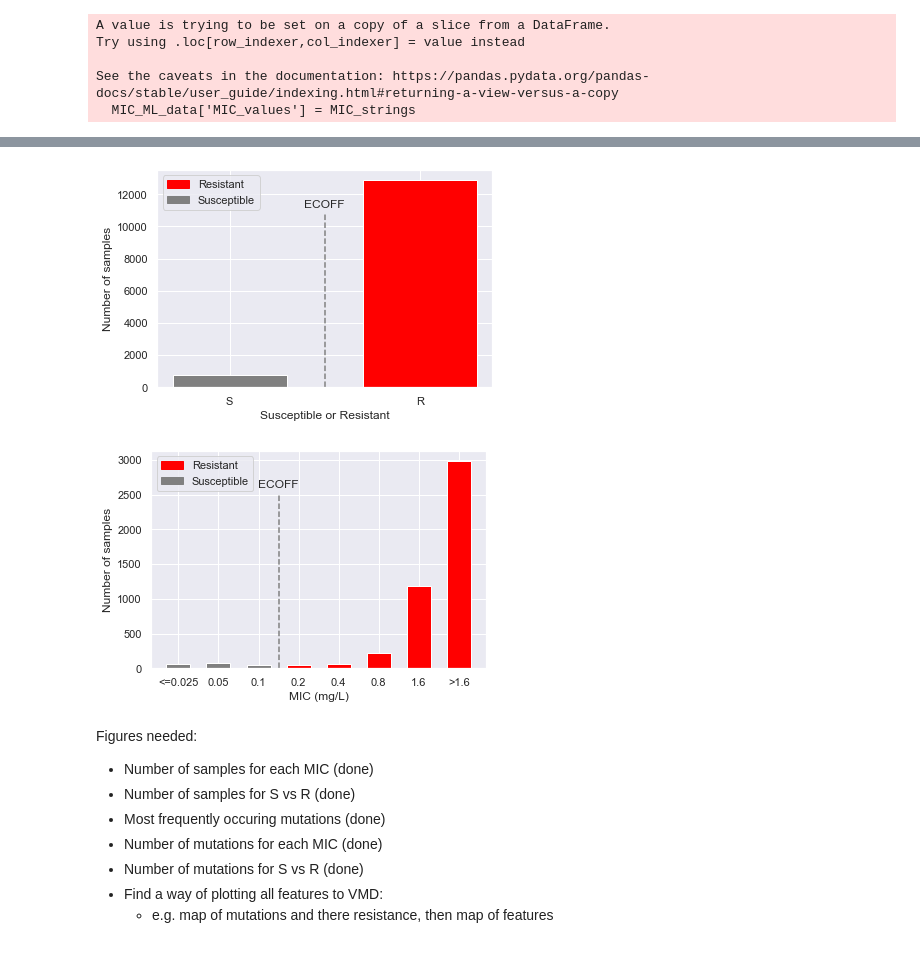
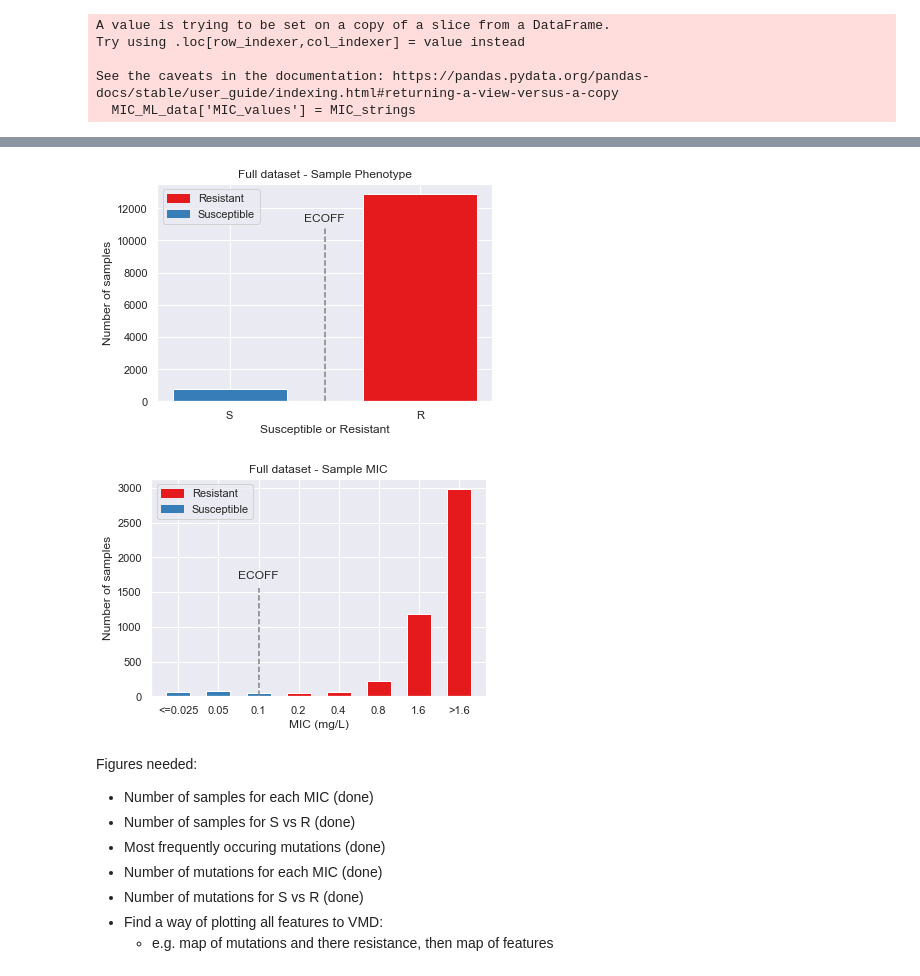
Before and after one commit to fowler-lab/Inh_resistance, a Jupyter notebook: Figures_df_analysis.ipynb, the cells around one changed output, grey strips where cells are left out. Drawn from its saved outputs; the diff is of its cells as text; code cells hidden in the pictures.

```diff
--- a/Figures_df_analysis.ipynb
+++ b/Figures_df_analysis.ipynb
@@ -37,29 +69,31 @@ See the caveats in the documentation: https://pandas.pydata.org/pandas-docs/stab
 # %%
 # bar chart showing number of samples for susceptible vs resistant
 x_values, y_values = ['S','R'],[]
 for i in [1,0]:
     if i == 1:
         y_values.append((ML_data['RESISTANCE'] == i).sum())
     else:
         y_values.append((ML_data['RESISTANCE'] == i).sum())
 clrs = []
 for i in x_values:
     if i == 'S':
-        clrs.append('grey')
+        clrs.append('C1')
     else:
-        clrs.append('red')
-colors = {'Resistant':'red', 'Susceptible':'grey'}
+        clrs.append('C0')
+colors = {'Resistant':'C0', 'Susceptible':'C1'}
 labels = list(colors.keys())
 handles = [plt.Rectangle((0,0),1,1, color=colors[label]) for label in labels]
 plt.legend(handles, labels)
 plt.bar(x_values, y_values, color=clrs, width=.6)
 plt.ylabel('Number of samples')
 plt.xlabel('Susceptible or Resistant')
 plt.axvline(x=0.5, ymax=0.8, color ='grey', label = 'ECOFF', linestyle ='--')
 plt.text(0.5,11200,'ECOFF', horizontalalignment = 'center')
+plt.title('Full dataset - Sample Phenotype')
+plt.savefig('figures/full_sample_phenotype.png')
 plt.show()
 # %% [output]
-[figure, old version]
+[figure, new version]
 # %%
 # bar chart showing number of samples for each MIC value
 x_values, y_values = ['<=0.025','0.05','0.1','0.2','0.4','0.8','1.6','>1.6'],[]
@@ -68,22 +102,24 @@ for i in x_values:
 clrs = []
 for i in x_values:
     if i in ('<=0.025','0.05','0.1'):
-        clrs.append('grey')
+        clrs.append('C1')
     else:
-        clrs.append('red')
+        clrs.append('C0')
 
-colors = {'Resistant':'red', 'Susceptible':'grey'}
+colors = {'Resistant':'C0', 'Susceptible':'C1'}
 labels = list(colors.keys())
 handles = [plt.Rectangle((0,0),1,1, color=colors[label]) for label in labels]
 plt.legend(handles, labels)
 plt.bar(x_values, y_values, color=clrs, width=.6)
 plt.ylabel('Number of samples')
 plt.xlabel('MIC (mg/L)')
-plt.axvline(x=2.5, ymax=0.8, color ='grey', label = 'ECOFF', linestyle ='--')
-plt.text(2.5,2600,'ECOFF', horizontalalignment = 'center')
+plt.axvline(x=2, ymax=0.5, color ='grey', label = 'ECOFF', linestyle ='--')
+plt.text(2,1700,'ECOFF', horizontalalignment = 'center')
+plt.title('Full dataset - Sample MIC')
+plt.savefig('figures/full_sample_MIC.png')
 plt.show()
 # %% [output]
-[figure, old version]
+[figure, new version]
 # %% [markdown]
 Figures needed:
 - Number of samples for each MIC (done)
```
Also changed, not shown: parts of 31 cells of this notebook, 10 other files.
